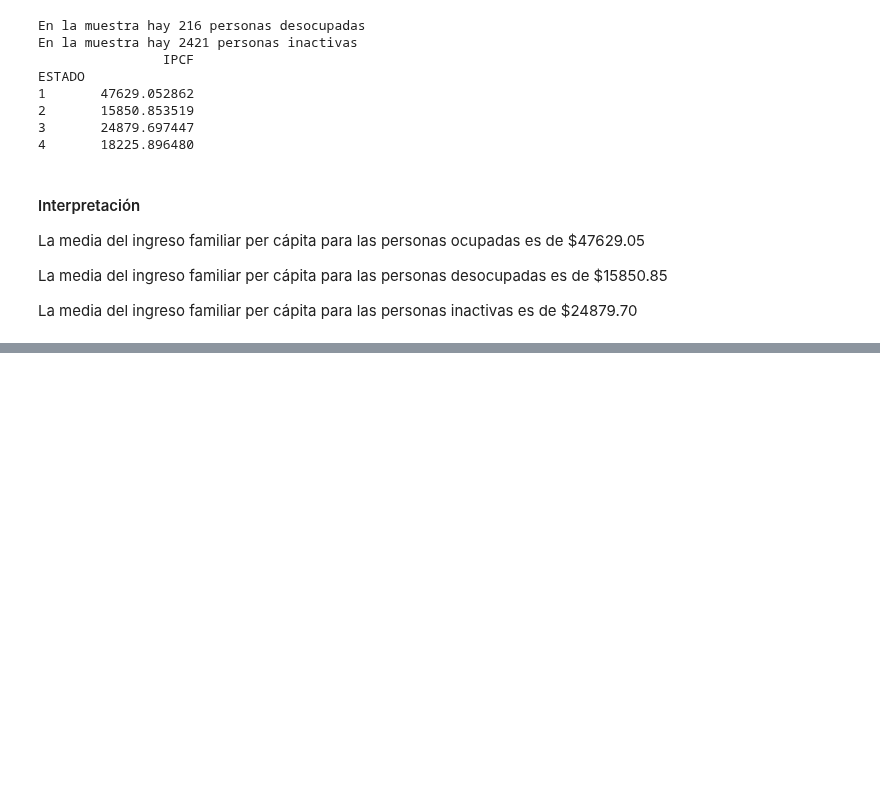
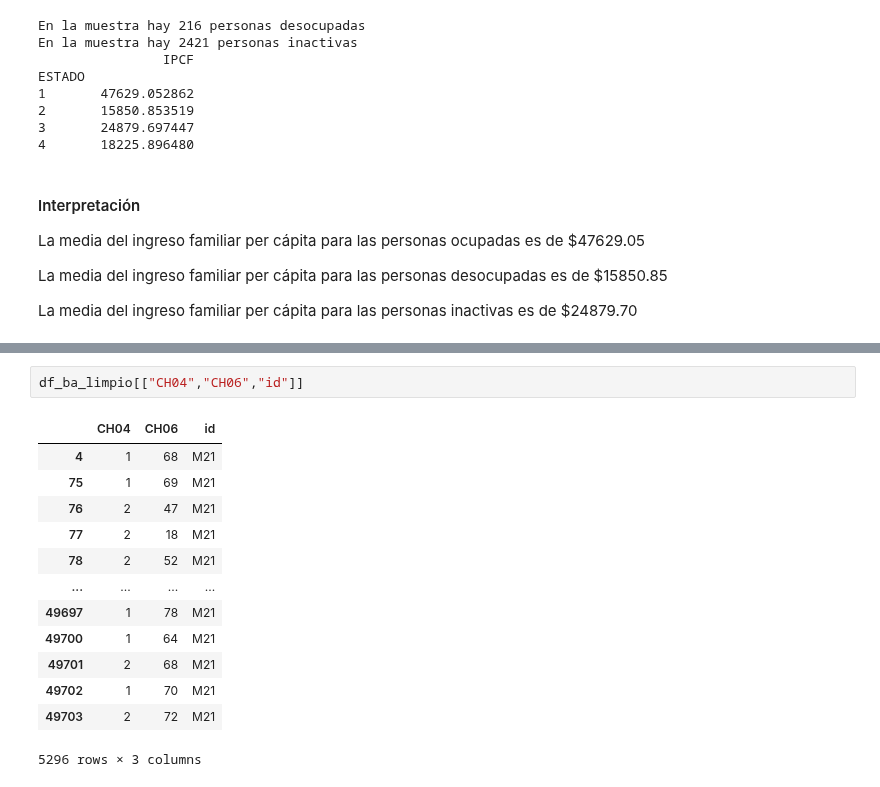
Before and after one commit to hpilar/TrabajosPracticos-Grupo4, a Jupyter notebook: TP2/TP2.ipynb, the cells around one changed output, grey strips where cells are left out. Drawn from its saved outputs; the diff is of its cells as text; blank space fills up the shorter version.

```diff
--- a/TP2/TP2.ipynb
+++ b/TP2/TP2.ipynb
@@ -446,0 +556,16 @@ tabla_adulto_total
+# %%
+df_ba_limpio[["CH04","CH06","id"]]
+# %% [output]
+|  | CH04 | CH06 | id |
+| 4 | 1 | 68 | M21 |
+| 75 | 1 | 69 | M21 |
+| 76 | 2 | 47 | M21 |
+| 77 | 2 | 18 | M21 |
+| 78 | 2 | 52 | M21 |
+| ... | ... | ... | ... |
+| 49697 | 1 | 78 | M21 |
+| 49700 | 1 | 64 | M21 |
+| 49701 | 2 | 68 | M21 |
+| 49702 | 1 | 70 | M21 |
+| 49703 | 2 | 72 | M21 |
+5296 rows × 3 columns
```
Also changed, not shown: parts of 17 cells of this notebook.
